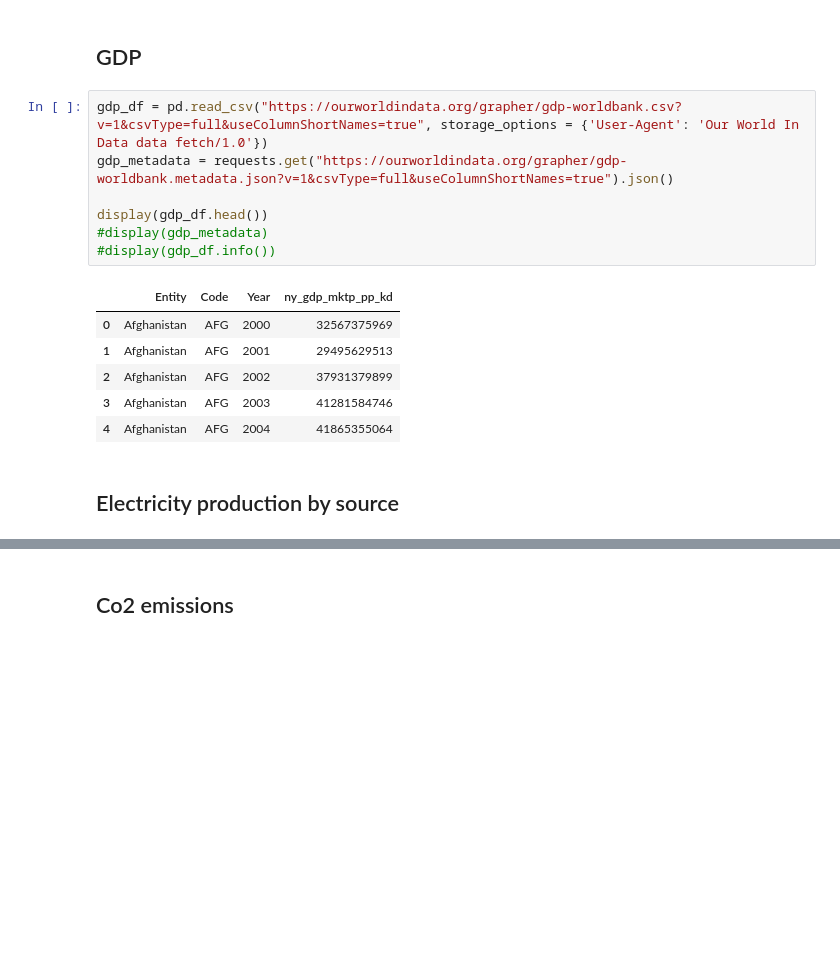
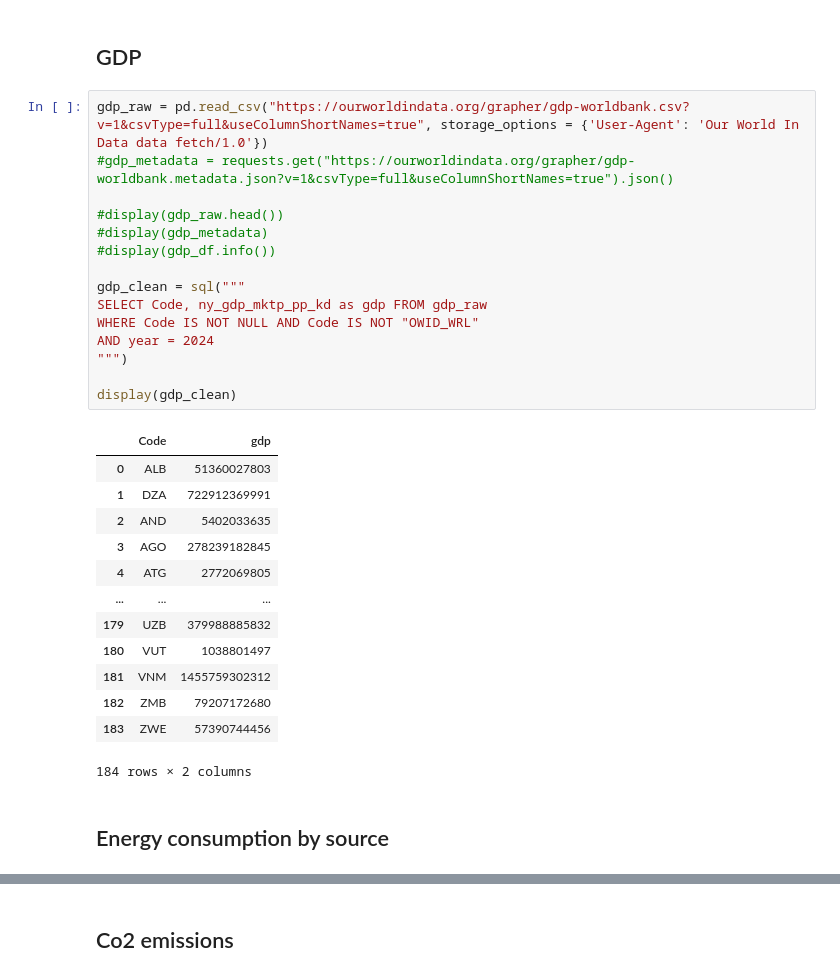
Before and after one commit to william-toscani/Data_Visualization_Project, a Jupyter notebook: Data_Viz_Project.ipynb, the cells around one changed output, grey strips where cells are left out. Cells and saved outputs as stored; diff of their text form; blank space fills up the shorter version.

```diff
--- a/Data_Viz_Project.ipynb
+++ b/Data_Viz_Project.ipynb
@@ -67,19 +88,34 @@ display(pop_df.head())
 # %% [markdown]
 ## GDP
 # %%
-gdp_df = pd.read_csv("https://ourworldindata.org/grapher/gdp-worldbank.csv?v=1&csvType=full&useColumnShortNames=true", storage_options = {'User-Agent': 'Our World In Data data fetch/1.0'})
-gdp_metadata = requests.get("https://ourworldindata.org/grapher/gdp-worldbank.metadata.json?v=1&csvType=full&useColumnShortNames=true").json()
+gdp_raw = pd.read_csv("https://ourworldindata.org/grapher/gdp-worldbank.csv?v=1&csvType=full&useColumnShortNames=true", storage_options = {'User-Agent': 'Our World In Data data fetch/1.0'})
+#gdp_metadata = requests.get("https://ourworldindata.org/grapher/gdp-worldbank.metadata.json?v=1&csvType=full&useColumnShortNames=true").json()
 
-display(gdp_df.head())
+#display(gdp_raw.head())
 #display(gdp_metadata)
 #display(gdp_df.info())
+
+gdp_clean = sql("""
+SELECT Code, ny_gdp_mktp_pp_kd as gdp FROM gdp_raw
+WHERE Code IS NOT NULL AND Code IS NOT "OWID_WRL"
+AND year = 2024
+""")
+
+display(gdp_clean)
 # %% [output]
-|  | Entity | Code | Year | ny_gdp_mktp_pp_kd |
-| 0 | Afghanistan | AFG | 2000 | 32567375969 |
-| 1 | Afghanistan | AFG | 2001 | 29495629513 |
-| 2 | Afghanistan | AFG | 2002 | 37931379899 |
-| 3 | Afghanistan | AFG | 2003 | 41281584746 |
-| 4 | Afghanistan | AFG | 2004 | 41865355064 |
+|  | Code | gdp |
+| 0 | ALB | 51360027803 |
+| 1 | DZA | 722912369991 |
+| 2 | AND | 5402033635 |
+| 3 | AGO | 278239182845 |
+| 4 | ATG | 2772069805 |
+| ... | ... | ... |
+| 179 | UZB | 379988885832 |
+| 180 | VUT | 1038801497 |
+| 181 | VNM | 1455759302312 |
+| 182 | ZMB | 79207172680 |
+| 183 | ZWE | 57390744456 |
+184 rows × 2 columns
 # %% [markdown]
-## Electricity production by source
+## Energy consumption by source
 # %%
```
Also changed, not shown: parts of 7 cells of this notebook.
